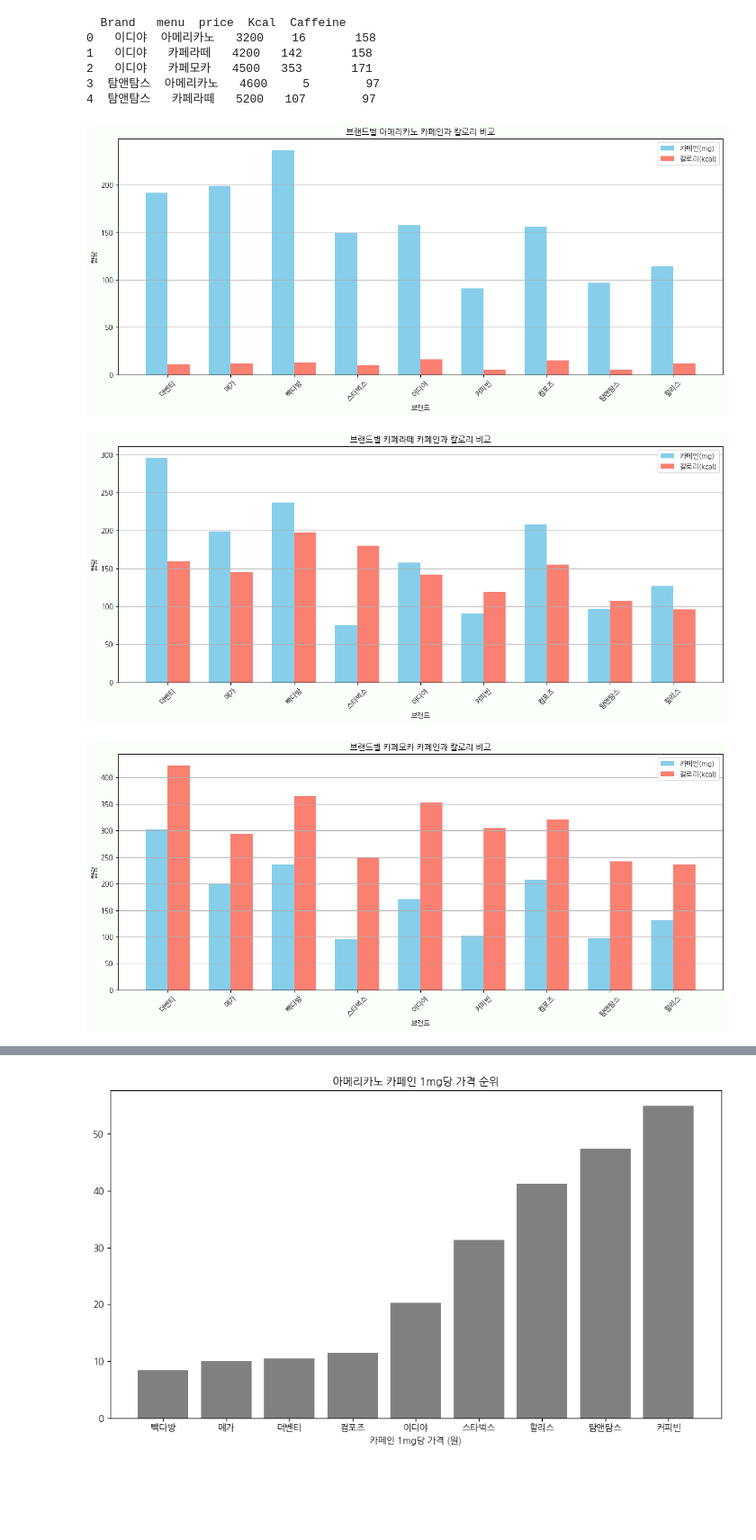
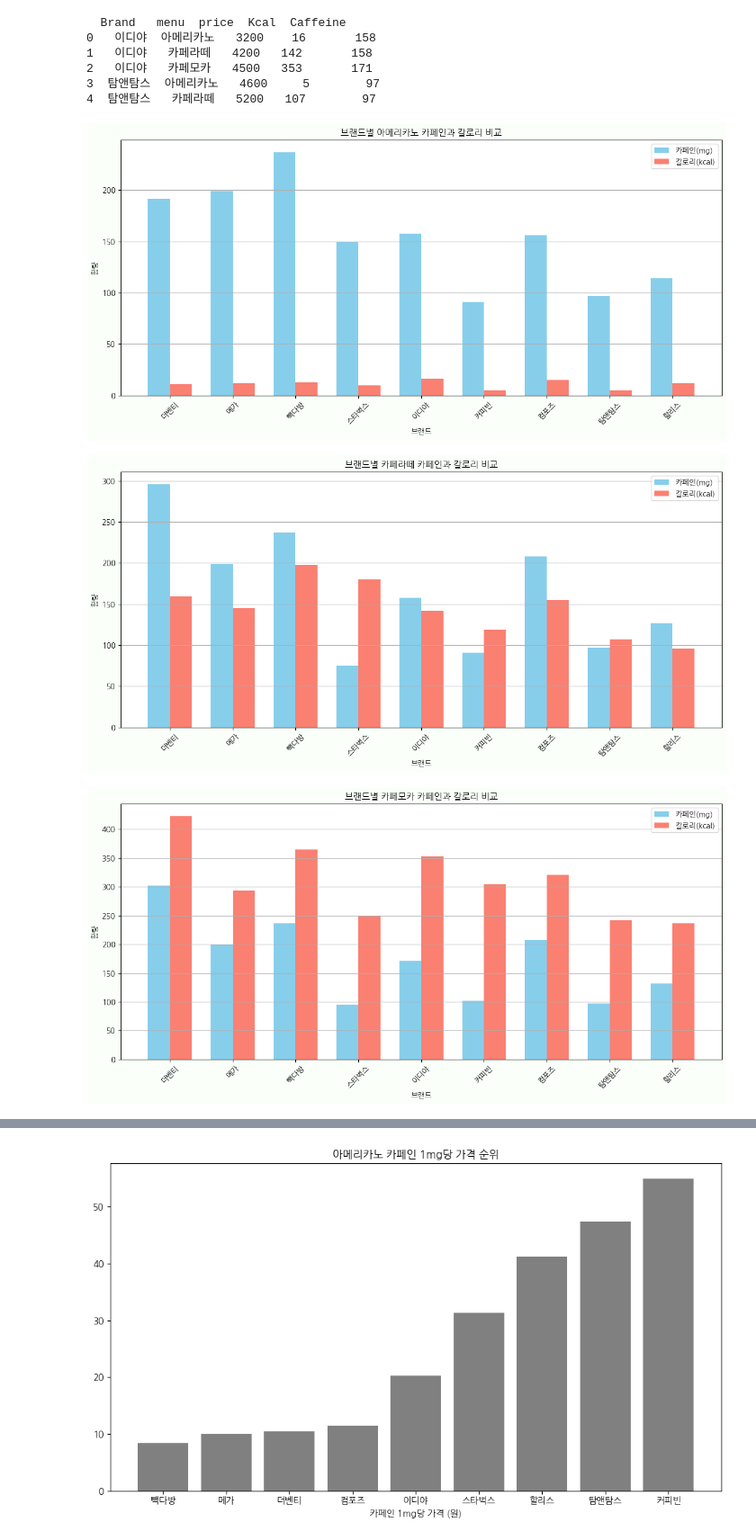
Before and after one commit to addinedu-ros-10th/eda-repo-1, a Jupyter notebook: programs/visualization.ipynb, the cells around one changed output, grey strips where cells are left out. Shown at 90% size. Saved outputs shown, nothing was run; the diff lists cells and outputs as text; code cells hidden in the pictures; blank space fills up the shorter version.

```diff
--- a/programs/visualization.ipynb
+++ b/programs/visualization.ipynb
@@ -35,27 +35,27 @@ import koreanize_matplotlib
 # %%
 # 2. 아메리카노 필터링 및 평균 카페인 계산
 americano = df[df['menu'] == '아메리카노']
 avg = americano.groupby("Brand")[["Caffeine", "Kcal"]].mean()
 
 # 4. 시각화
 x = avg.index
 bar_width = 0.35
 index = range(len(x))
 
-plt.figure(figsize=(13, 6), facecolor="#FAFFFA")  #배경색
+plt.figure(figsize=(12, 6), facecolor="#FAFFFA")  #배경색
 plt.bar(index, avg["Caffeine"], bar_width, label="카페인(mg)", color="skyblue")
 plt.bar([i + bar_width for i in index], avg["Kcal"], bar_width, label="칼로리(kcal)", color="salmon")
 plt.grid(True, axis='y')
 
 plt.xlabel("브랜드")
 plt.ylabel("함량")
 plt.title("브랜드별 아메리카노 카페인과 칼로리 비교")
 plt.xticks([i + bar_width/2 for i in index], x, rotation=45)
 plt.legend()
 plt.tight_layout()
 plt.show()
 # %% [output]
-[figure, old version]
+[figure, new version]
 # %%
 cafelatte = df[df['menu'] == '카페라떼']
 avg = cafelatte.groupby("Brand")[["Caffeine", "Kcal"]].mean()
@@ -64,7 +64,7 @@ x = avg.index
 bar_width = 0.35
 index = range(len(x))
 
-plt.figure(figsize=(13, 6), facecolor="#FAFFFA")
+plt.figure(figsize=(12, 6), facecolor="#FAFFFA")
 plt.bar(index, avg["Caffeine"], bar_width, label="카페인(mg)", color="skyblue")
 plt.bar([i + bar_width for i in index], avg["Kcal"], bar_width, label="칼로리(kcal)", color="salmon")
 plt.grid(True, axis='y')
@@ -77,7 +77,7 @@ plt.legend()
 plt.tight_layout()
 plt.show()
 # %% [output]
-[figure, old version]
+[figure, new version]
 # %%
 cafemoca = df[df['menu'] == '카페모카']
 avg = cafemoca.groupby("Brand")[["Caffeine", "Kcal"]].mean()
@@ -86,7 +86,7 @@ x = avg.index
 bar_width = 0.35
 index = range(len(x))
 
-plt.figure(figsize=(13, 6), facecolor="#FAFFFA")
+plt.figure(figsize=(12, 6), facecolor="#FAFFFA")
 plt.bar(index, avg["Caffeine"], bar_width, label="카페인(mg)", color="skyblue")
 plt.bar([i + bar_width for i in index], avg["Kcal"], bar_width, label="칼로리(kcal)", color="salmon")
 plt.grid(True, axis='y')
@@ -99,7 +99,7 @@ plt.legend()
 plt.tight_layout()
 plt.show()
 # %% [output]
-[figure, old version]
+[figure, new version]
 # %%
 # 아메리카노 데이터만 필터링
 americano = df[df['menu'] == '아메리카노']
```
Also changed, not shown: parts of 7 cells of this notebook.
